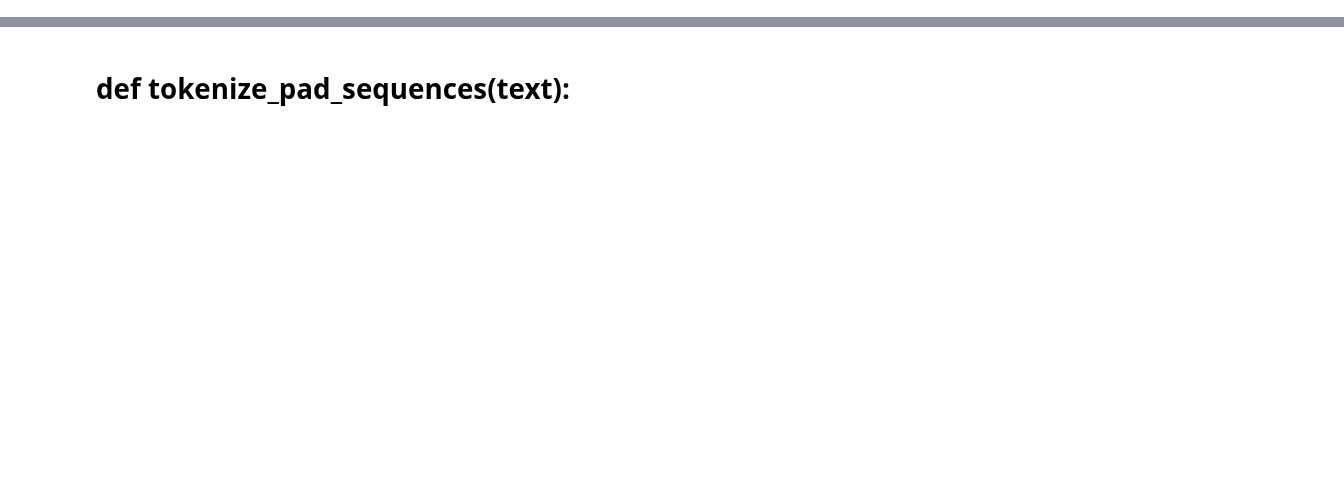
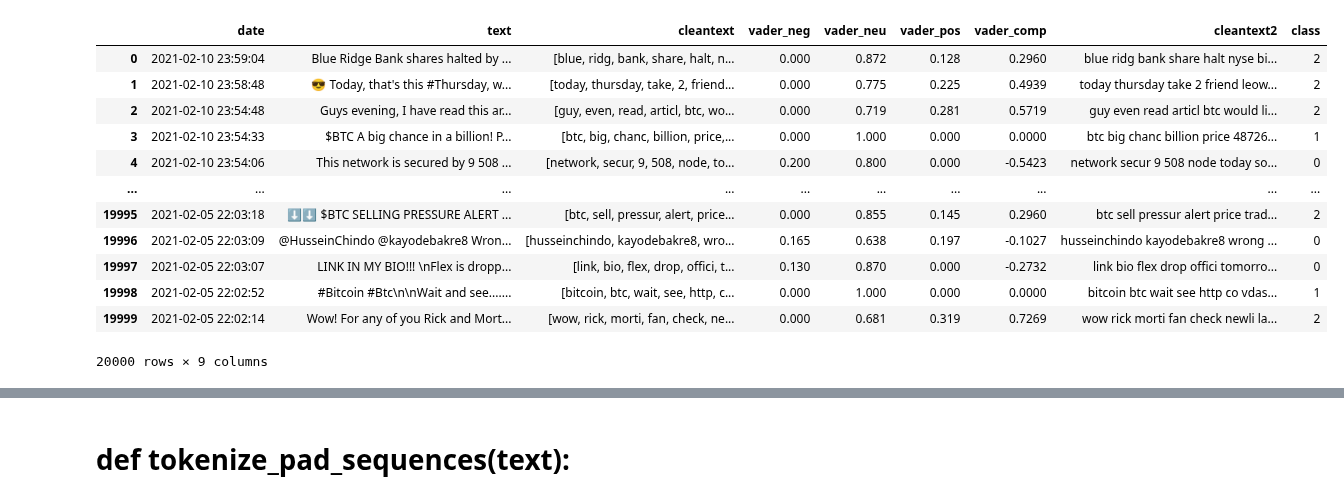
Before and after one commit to marcleipold/Project-2---Algo-Trading-ML-Bot, a Jupyter notebook: Marc/bitcoin-tweets-sentiment-analysis.ipynb, the cells around one changed output, grey strips where cells are left out. Cells and saved outputs as stored; diff of their text form; code cells hidden in the pictures; blank space fills up the shorter version.

```diff
--- a/Marc/bitcoin-tweets-sentiment-analysis.ipynb
+++ b/Marc/bitcoin-tweets-sentiment-analysis.ipynb
@@ -79,5 +167,21 @@ def compute_vader_scores(df, label):
     df['cleantext2'] = df[label].apply(lambda x: unlist(x))
     return df
 # %%
-df2 = compute_vader_scores(df,)
+df2 = compute_vader_scores(df, 'cleantext')
+df2 = df2.reset_index()
+
 df2
+# %% [output]
+|  | date | text | cleantext | vader_neg | vader_neu | vader_pos | vader_comp | cleantext2 | class |
+| 0 | 2021-02-10 23:59:04 | Blue Ridge Bank shares halted by ... | [blue, ridg, bank, share, halt, n... | 0.000 | 0.872 | 0.128 | 0.2960 | blue ridg bank share halt nyse bi... | 2 |
+| 1 | 2021-02-10 23:58:48 | 😎 Today, that's this #Thursday, w... | [today, thursday, take, 2, friend... | 0.000 | 0.775 | 0.225 | 0.4939 | today thursday take 2 friend leow... | 2 |
+| 2 | 2021-02-10 23:54:48 | Guys evening, I have read this ar... | [guy, even, read, articl, btc, wo... | 0.000 | 0.719 | 0.281 | 0.5719 | guy even read articl btc would li... | 2 |
+| 3 | 2021-02-10 23:54:33 | $BTC A big chance in a billion! P... | [btc, big, chanc, billion, price,... | 0.000 | 1.000 | 0.000 | 0.0000 | btc big chanc billion price 48726... | 1 |
+| 4 | 2021-02-10 23:54:06 | This network is secured by 9 508 ... | [network, secur, 9, 508, node, to... | 0.200 | 0.800 | 0.000 | -0.5423 | network secur 9 508 node today so... | 0 |
+| ... | ... | ... | ... | ... | ... | ... | ... | ... | ... |
+| 19995 | 2021-02-05 22:03:18 | ⬇️⬇️ $BTC SELLING PRESSURE ALERT ... | [btc, sell, pressur, alert, price... | 0.000 | 0.855 | 0.145 | 0.2960 | btc sell pressur alert price trad... | 2 |
+| 19996 | 2021-02-05 22:03:09 | @HusseinChindo @kayodebakre8 Wron... | [husseinchindo, kayodebakre8, wro... | 0.165 | 0.638 | 0.197 | -0.1027 | husseinchindo kayodebakre8 wrong ... | 0 |
+| 19997 | 2021-02-05 22:03:07 | LINK IN MY BIO!!! \nFlex is dropp... | [link, bio, flex, drop, offici, t... | 0.130 | 0.870 | 0.000 | -0.2732 | link bio flex drop offici tomorro... | 0 |
+| 19998 | 2021-02-05 22:02:52 | #Bitcoin #Btc\n\nWait and see....... | [bitcoin, btc, wait, see, http, c... | 0.000 | 1.000 | 0.000 | 0.0000 | bitcoin btc wait see http co vdas... | 1 |
+| 19999 | 2021-02-05 22:02:14 | Wow! For any of you Rick and Mort... | [wow, rick, morti, fan, check, ne... | 0.000 | 0.681 | 0.319 | 0.7269 | wow rick morti fan check newli la... | 2 |
+20000 rows × 9 columns
```
Also changed, not shown: parts of 20 cells of this notebook, 1 other file.
